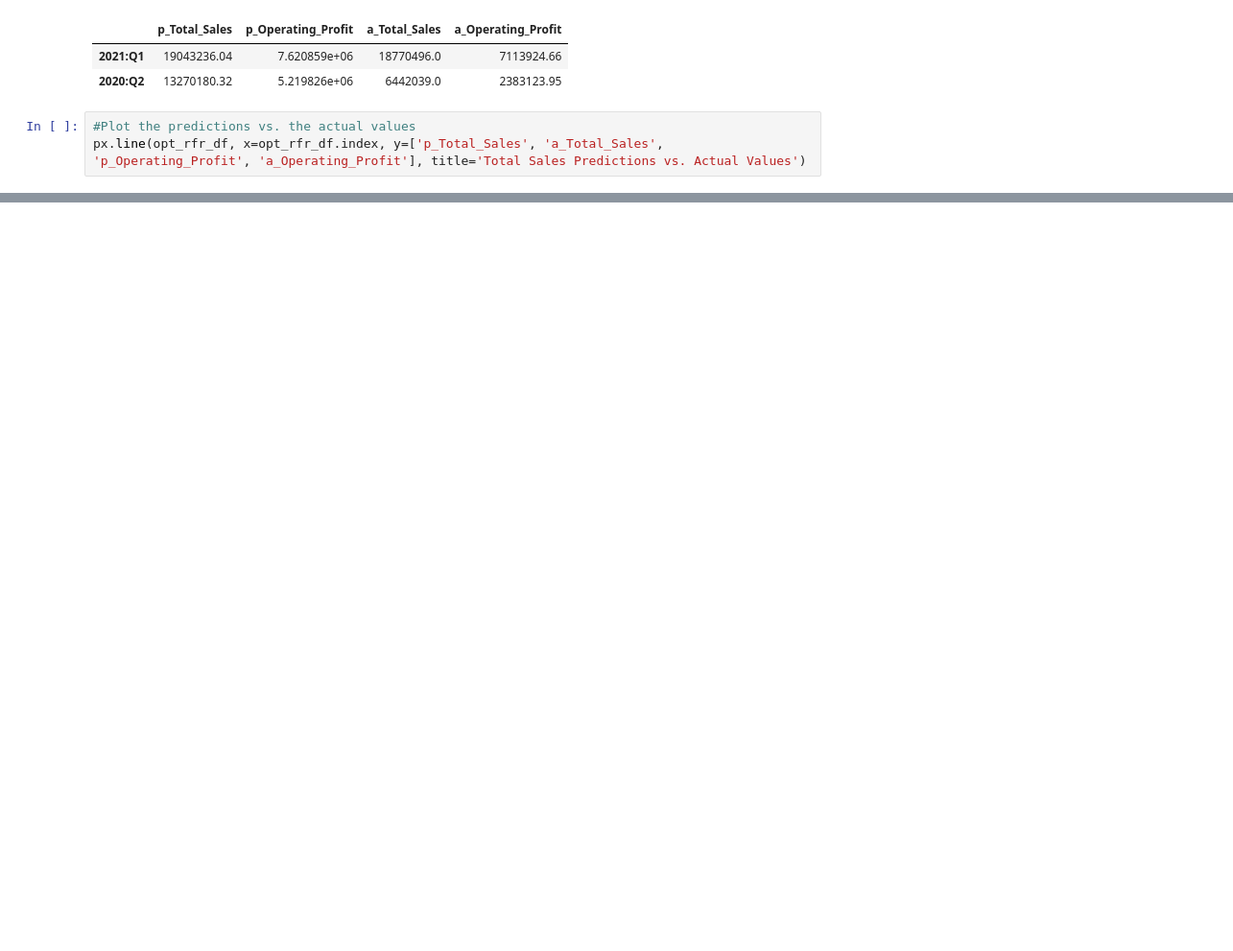
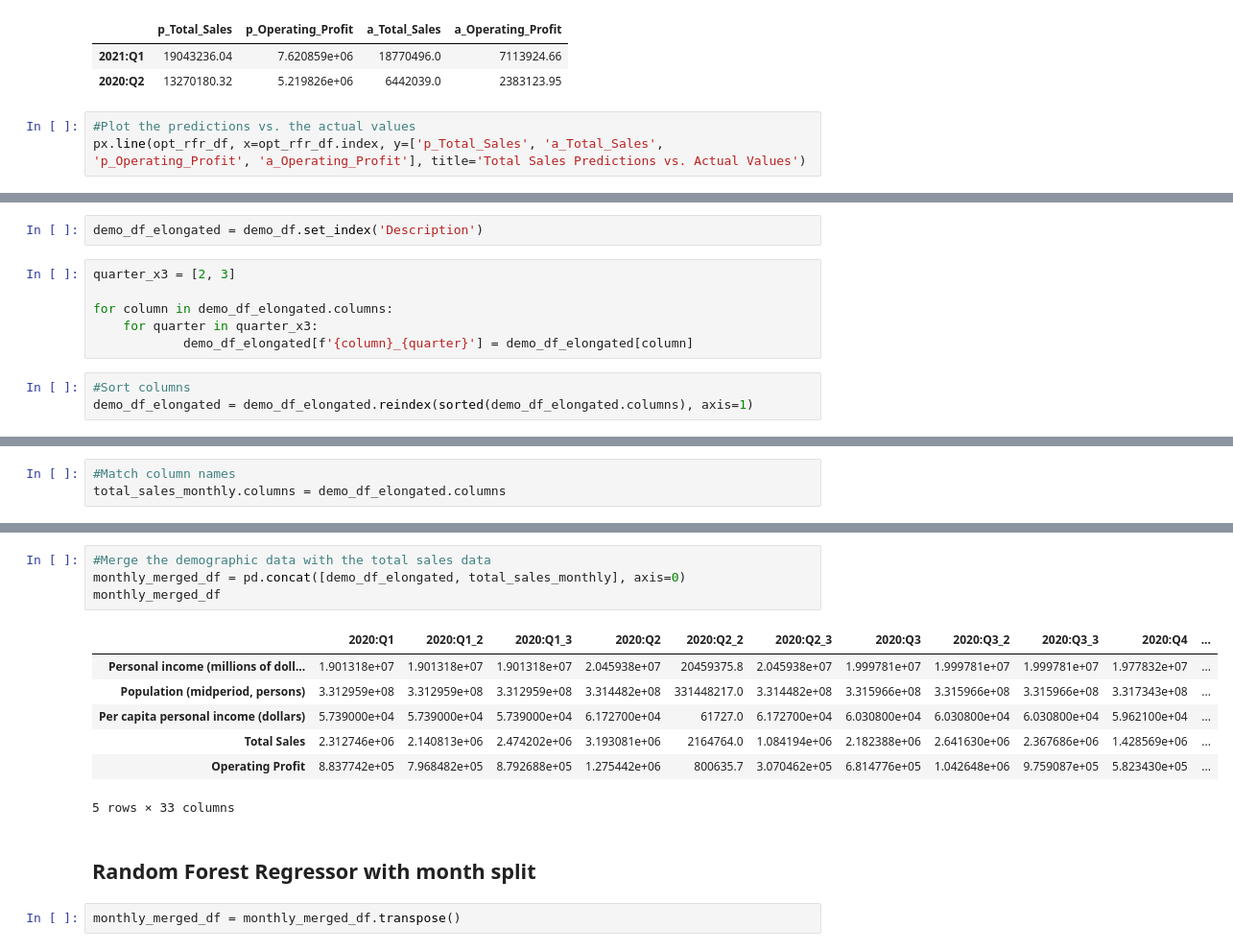
Before and after one commit to MitchellGleason/Final-Project, a Jupyter notebook: Machine Leanring Notebooks/multi_linear_reg_ML.ipynb, the cells around one changed output, grey strips where cells are left out. Shown at 96% size. Drawn from its saved outputs; the diff is of its cells as text; blank space fills up the shorter version.

```diff
--- a/Machine Leanring Notebooks/multi_linear_reg_ML.ipynb
+++ b/Machine Leanring Notebooks/multi_linear_reg_ML.ipynb
@@ -353,0 +379,11 @@ px.line(opt_rfr_df, x=opt_rfr_df.index, y=['p_Total_Sales', 'a_Total_Sales', 'p_
+# %%
+demo_df_elongated = demo_df.set_index('Description')
+# %%
+quarter_x3 = [2, 3]
+
+for column in demo_df_elongated.columns:
+    for quarter in quarter_x3:
+            demo_df_elongated[f'{column}_{quarter}'] = demo_df_elongated[column]
+# %%
+#Sort columns
+demo_df_elongated = demo_df_elongated.reindex(sorted(demo_df_elongated.columns), axis=1)
@@ -353,0 +399,3 @@ px.line(opt_rfr_df, x=opt_rfr_df.index, y=['p_Total_Sales', 'a_Total_Sales', 'p_
+# %%
+#Match column names
+total_sales_monthly.columns = demo_df_elongated.columns
@@ -353,0 +409,16 @@ px.line(opt_rfr_df, x=opt_rfr_df.index, y=['p_Total_Sales', 'a_Total_Sales', 'p_
+# %%
+#Merge the demographic data with the total sales data
+monthly_merged_df = pd.concat([demo_df_elongated, total_sales_monthly], axis=0)
+monthly_merged_df
+# %% [output]
+|  | 2020:Q1 | 2020:Q1_2 | 2020:Q1_3 | 2020:Q2 | 2020:Q2_2 | 2020:Q2_3 | 2020:Q3 | 2020:Q3_2 | 2020:Q3_3 | 2020:Q4 | ... |
+| Personal income (millions of doll... | 1.901318e+07 | 1.901318e+07 | 1.901318e+07 | 2.045938e+07 | 20459375.8 | 2.045938e+07 | 1.999781e+07 | 1.999781e+07 | 1.999781e+07 | 1.977832e+07 | ... |
+| Population (midperiod, persons) | 3.312959e+08 | 3.312959e+08 | 3.312959e+08 | 3.314482e+08 | 331448217.0 | 3.314482e+08 | 3.315966e+08 | 3.315966e+08 | 3.315966e+08 | 3.317343e+08 | ... |
+| Per capita personal income (dollars) | 5.739000e+04 | 5.739000e+04 | 5.739000e+04 | 6.172700e+04 | 61727.0 | 6.172700e+04 | 6.030800e+04 | 6.030800e+04 | 6.030800e+04 | 5.962100e+04 | ... |
+| Total Sales | 2.312746e+06 | 2.140813e+06 | 2.474202e+06 | 3.193081e+06 | 2164764.0 | 1.084194e+06 | 2.182388e+06 | 2.641630e+06 | 2.367686e+06 | 1.428569e+06 | ... |
+| Operating Profit | 8.837742e+05 | 7.968482e+05 | 8.792688e+05 | 1.275442e+06 | 800635.7 | 3.070462e+05 | 6.814776e+05 | 1.042648e+06 | 9.759087e+05 | 5.823430e+05 | ... |
+5 rows × 33 columns
+# %% [markdown]
+## Random Forest Regressor with month split
+# %%
+monthly_merged_df = monthly_merged_df.transpose()
```
Also changed, not shown: parts of 25 cells of this notebook.
